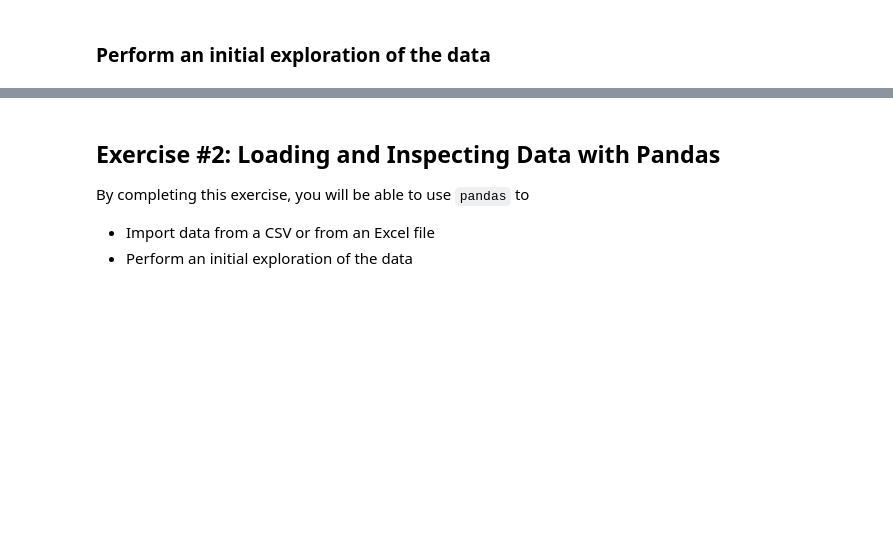
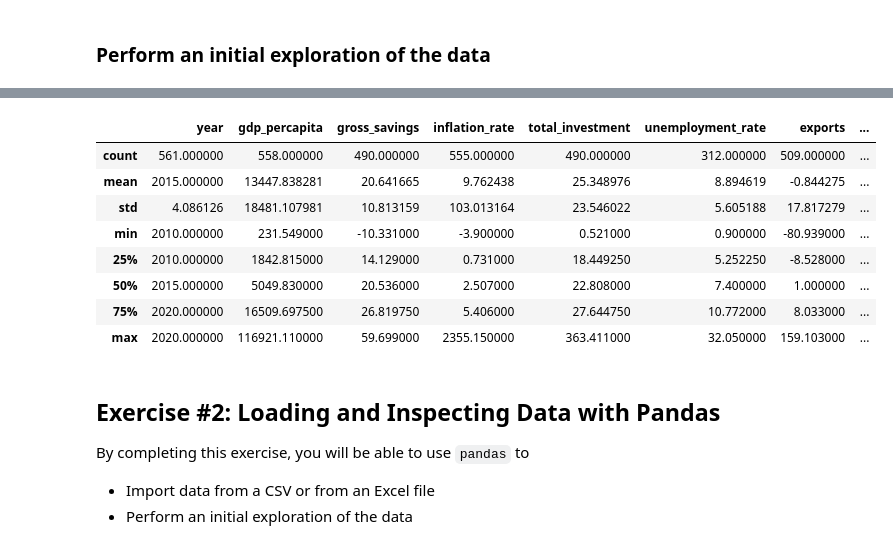
Before and after one commit to rsrrahul93-cell/pyds, a Jupyter notebook: exercises_2026-05.ipynb, the cells around one changed output, grey strips where cells are left out. Saved outputs shown, nothing was run; the diff lists cells and outputs as text; code cells hidden in the pictures; blank space fills up the shorter version.

```diff
--- a/exercises_2026-05.ipynb
+++ b/exercises_2026-05.ipynb
@@ -97,6 +123,16 @@ economies.
 # %%
 # Display summary statistics of the DataFrame
-economies.
+economies.describe()
+# %% [output]
+|  | year | gdp_percapita | gross_savings | inflation_rate | total_investment | unemployment_rate | exports | ... |
+| count | 561.000000 | 558.000000 | 490.000000 | 555.000000 | 490.000000 | 312.000000 | 509.000000 | ... |
+| mean | 2015.000000 | 13447.838281 | 20.641665 | 9.762438 | 25.348976 | 8.894619 | -0.844275 | ... |
+| std | 4.086126 | 18481.107981 | 10.813159 | 103.013164 | 23.546022 | 5.605188 | 17.817279 | ... |
+| min | 2010.000000 | 231.549000 | -10.331000 | -3.900000 | 0.521000 | 0.900000 | -80.939000 | ... |
+| 25% | 2010.000000 | 1842.815000 | 14.129000 | 0.731000 | 18.449250 | 5.252250 | -8.528000 | ... |
+| 50% | 2015.000000 | 5049.830000 | 20.536000 | 2.507000 | 22.808000 | 7.400000 | 1.000000 | ... |
+| 75% | 2020.000000 | 16509.697500 | 26.819750 | 5.406000 | 27.644750 | 10.772000 | 8.033000 | ... |
+| max | 2020.000000 | 116921.110000 | 59.699000 | 2355.150000 | 363.411000 | 32.050000 | 159.103000 | ... |
 # %%
 # Check for missing data
 economies.
```
Also changed, not shown: parts of 5 cells of this notebook.
